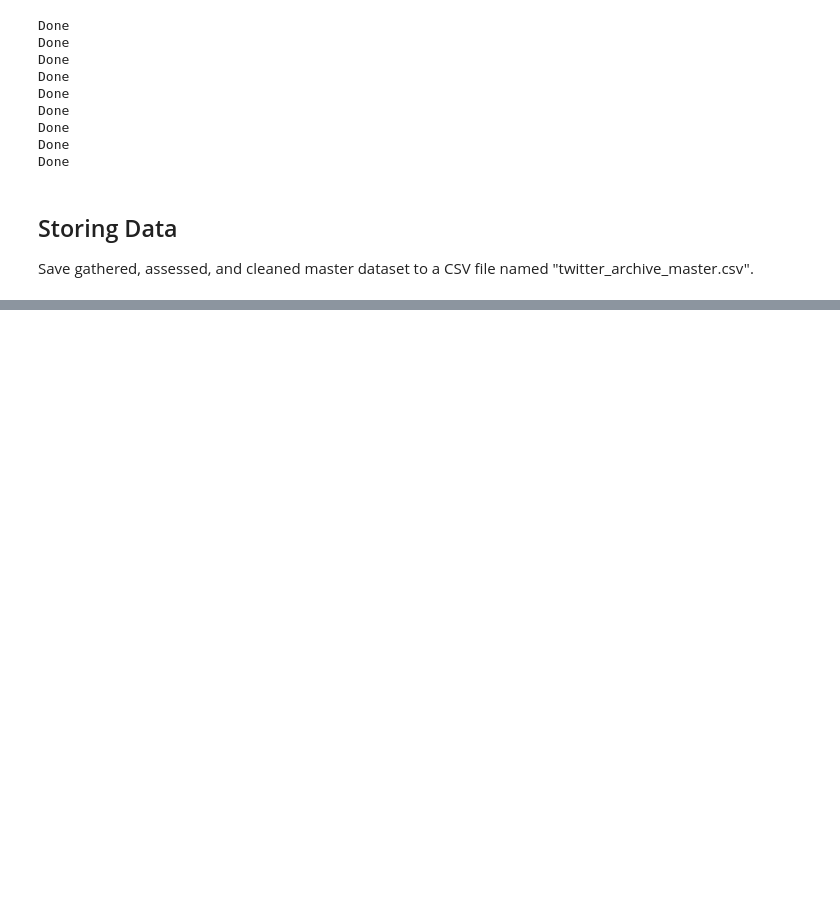
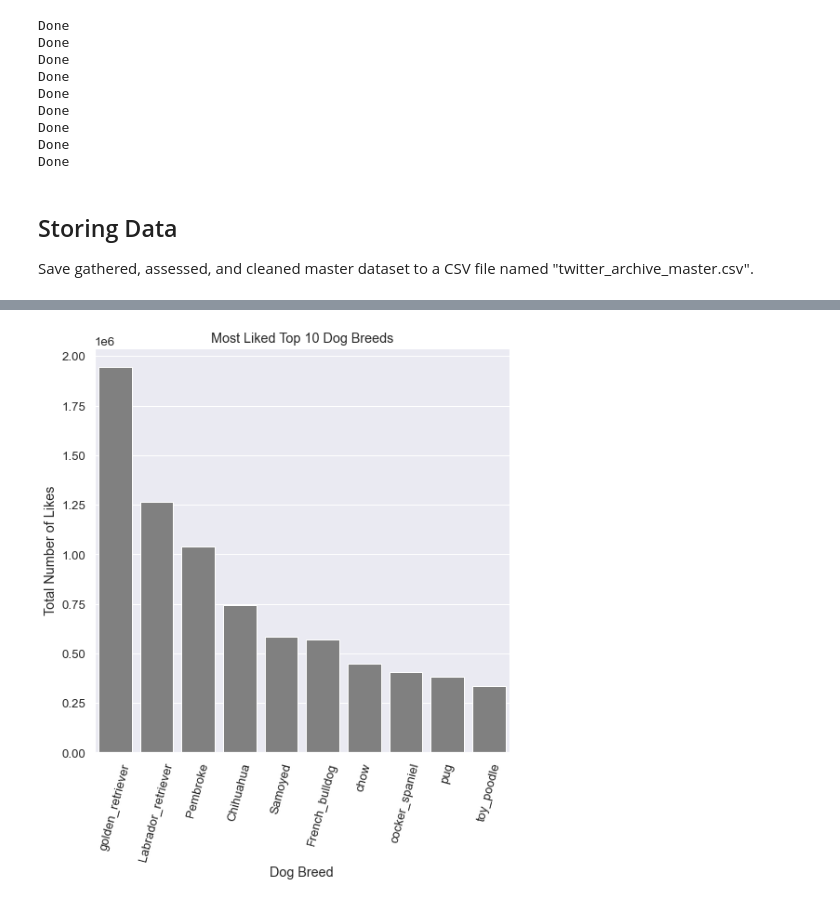
Before and after one commit to PatrickEmmanuel/WeRateDods-Data-Wrangling-Act, a Jupyter notebook: Data-wrangle-act.ipynb, the cells around one changed output, grey strips where cells are left out. Saved outputs shown, nothing was run; the diff lists cells and outputs as text; code cells hidden in the pictures; blank space fills up the shorter version.

```diff
--- a/Data-wrangle-act.ipynb
+++ b/Data-wrangle-act.ipynb
@@ -979,0 +1040,5 @@ twitter_archive_master.to_csv("twitter_archive_master.csv", index=False)
+# %%
+most_liked = twitter_archive_master.groupby(["dog_breed"])["favorite_count"].sum().sort_values(ascending=False)[:10]
+df_most_liked = most_liked.reset_index()
+df_most_liked.index = np.arange(1, len(df_most_liked)+1)
+df_most_liked
@@ -979,0 +1057,9 @@ twitter_archive_master.to_csv("twitter_archive_master.csv", index=False)
+# %%
+sns.set(rc={"figure.figsize":(8,8)}, font_scale=1.2)
+ax = sns.barplot(x="dog_breed",y="favorite_count", data=df_most_liked, color="grey")
+ax.set(title="Most Liked Top 10 Dog Breeds", xlabel="Dog Breed", ylabel="Total Number of Likes")
+plt.xticks(rotation=75)
+
+plt.show();
+# %% [output]
+[figure, added]
```
Also changed, not shown: parts of 20 cells of this notebook.
